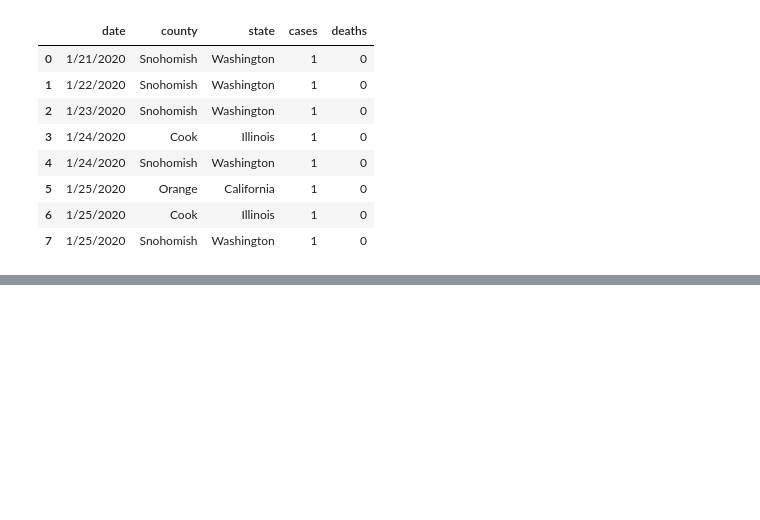
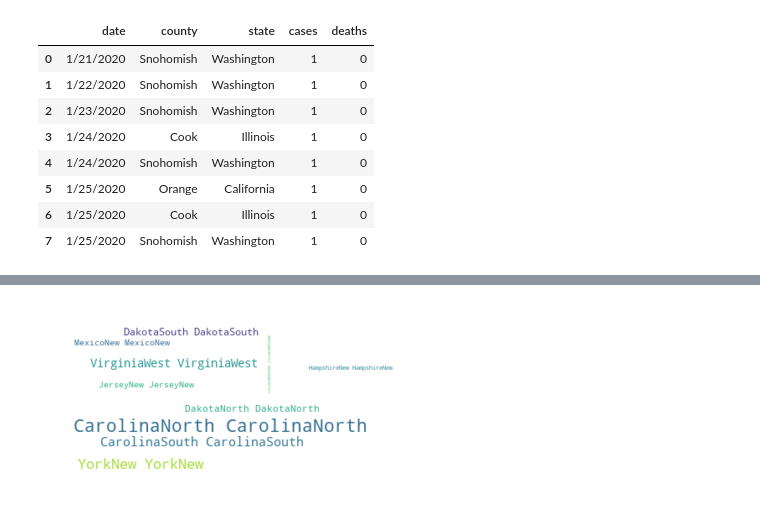
Before and after one commit to irwinmier96/Extra_Side_Projects, a Jupyter notebook: Coronavirus Cases by U.S County 2020/covid_states.ipynb, the cells around one changed output, grey strips where cells are left out. Saved outputs shown, nothing was run; the diff lists cells and outputs as text; code cells hidden in the pictures; blank space fills up the shorter version.

Commit message:
added a wordcloud

```diff
--- a/Coronavirus Cases by U.S County 2020/covid_states.ipynb
+++ b/Coronavirus Cases by U.S County 2020/covid_states.ipynb
@@ -21,0 +78,8 @@ data.head(8)
+# %%
+apr_8_cloud = data[["state", "cases", "date"]]
+
+apr_8_cloud = apr_8_cloud[apr_8_cloud["date"] == "4/8/2020"]
+
+apr_8_cloud = apr_8_cloud[apr_8_cloud["cases"] > 0]
+
+apr_8_cloud
@@ -21,0 +105,7 @@ data.head(8)
+# %%
+#Wordcloud attempt for states
+#text = " ".join(state for state in apr_8_cloud.state)
+
+text = apr_8_cloud['state'].sum()
+
+print ("There are {} words in the combination of all review.".format(len(text)))
@@ -21,0 +118,15 @@ data.head(8)
+# %%
+# Generate a word cloud image
+wordcloud = WordCloud(background_color="white").generate(str(text))
+
+# Display the generated image:
+
+
+
+plt.imshow(wordcloud, interpolation='bilinear')
+plt.axis("off")
+plt.show()
+
+#Size correlates to how many counties have confirmed cases in each state
+# %% [output]
+[figure, added]
```
Also changed, not shown: parts of 7 cells of this notebook.
